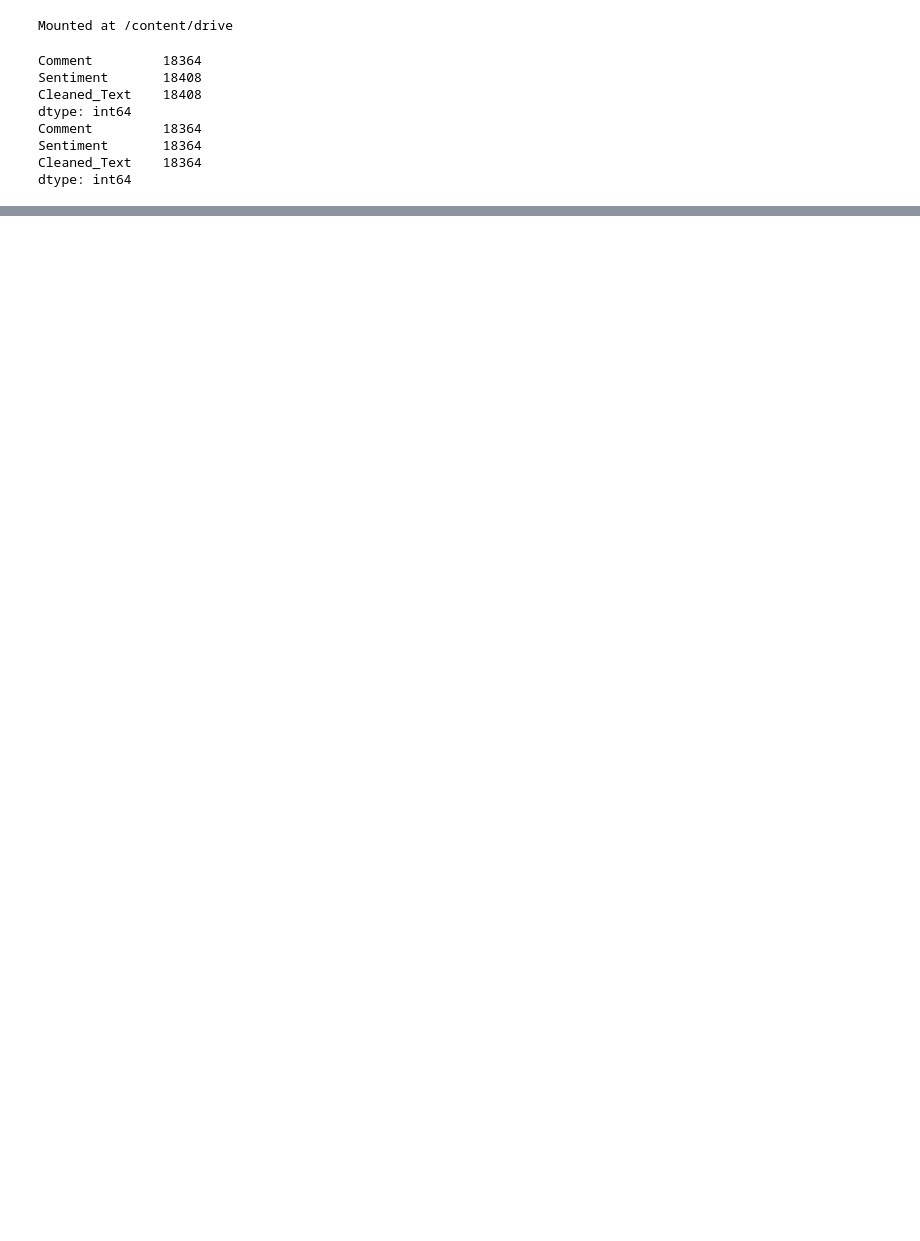
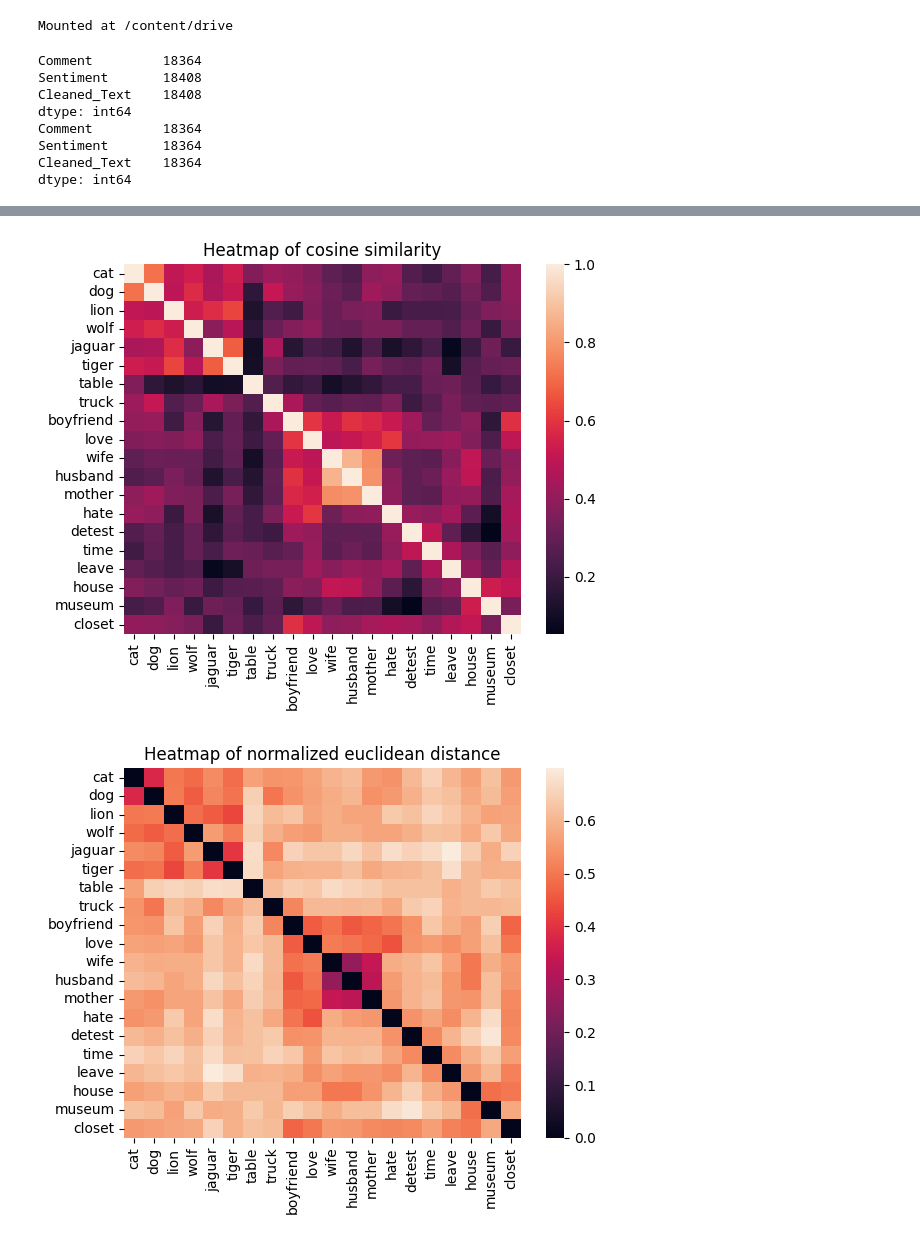
Before and after one commit to csch7/CSCI-4170, a Jupyter notebook: Homework-04/RNNs.ipynb, the cells around one changed output, grey strips where cells are left out. Drawn from its saved outputs; the diff is of its cells as text; code cells hidden in the pictures; blank space fills up the shorter version.

```diff
--- a/Homework-04/RNNs.ipynb
+++ b/Homework-04/RNNs.ipynb
@@ -505,0 +498,61 @@ for word, i in tokenizer.word_index.items():
+# %%
+import seaborn as sns
+
+def euclidean_dissimilarity(w1, w2):
+  return (np.linalg.norm(w1-w2, axis=1))/(np.linalg.norm(w1, axis=1)+np.linalg.norm(w2, axis=1))
+  # res = np.array(np.shape(w1)[0])
+  # for i in range(np.shape(w1)[0])
+  #   v1 = ft.get_word_vector(w1[i])
+  #   v2 = ft.get_word_vector(w2[i])
+  #   res[i] = np.linalg.norm(v1-v2)/(np.linalg.norm(v1)+np.linalg.norm(v2))
+  # return res
+
+def cosine_dissimilarity(w1, w2):
+  return -1*cosine_similarity(w1, w2)+1
+
+
+def word_compare(w1, w2, comparison):
+  if comparison == "euc":
+    return euclidean_dissimilarity(w1, w2)
+  elif comparison == "cos":
+    return cosine_similarity(w1, w2)
+  elif comparison == "cos dis":
+    return cosine_dissimilarity(w1, w2)
+  else:
+    print("Could not parse comparison method")
+
+cs = word_compare(w1, w2, "cos")
+ed = word_compare(w1, w2, "euc")
+cd = word_compare(w1, w2, "cos dis")
+
+
+df = pd.DataFrame(columns = words, index = words, dtype=float)
+
+for i in range(np.shape(w3)[0]):
+  df.loc[w3[i,0],w3[i,1]] = cs[i]
+  df.loc[w3[i,1],w3[i,0]] = cs[i]
+
+sns.heatmap(df)
+plt.title("Heatmap of cosine similarity")
+plt.show()
+
+
+for i in range(np.shape(w3)[0]):
+  df.loc[w3[i,0],w3[i,1]] = ed[i]
+  df.loc[w3[i,1],w3[i,0]] = ed[i]
+
+sns.heatmap(df)
+plt.title("Heatmap of normalized euclidean distance")
+plt.show()
+
+
+for i in range(np.shape(w3)[0]):
+  df.loc[w3[i,0],w3[i,1]] = cd[i]
+  df.loc[w3[i,1],w3[i,0]] = cd[i]
+
+sns.heatmap(df)
+plt.title("Heatmap of cosine dissimilarity")
+plt.show()
+# %% [output]
+[figure, added]
+[figure, added]
```
Also changed, not shown: parts of 25 cells of this notebook.
